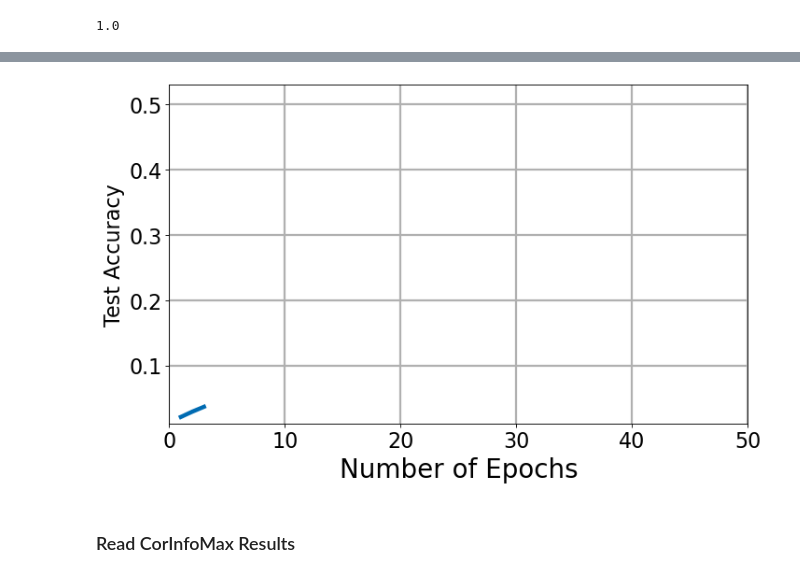
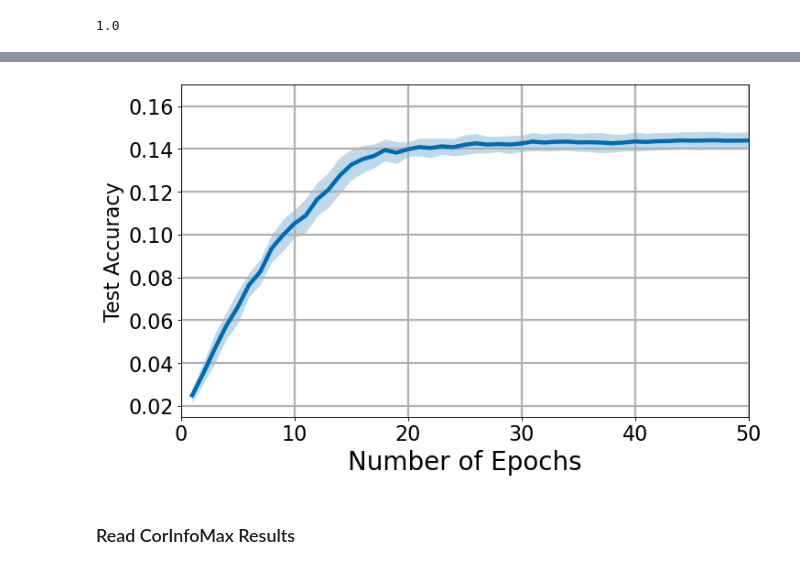
Before and after one commit to BariscanBozkurt/Supervised-CorInfoMax, a Jupyter notebook: Simulations/Classification/AnalyzeSimulations/Plot_CIFAR100_Results.ipynb, the cells around one changed output, grey strips where cells are left out. Cells and saved outputs as stored; diff of their text form; code cells hidden in the pictures.

```diff
--- a/Simulations/Classification/AnalyzeSimulations/Plot_CIFAR100_Results.ipynb
+++ b/Simulations/Classification/AnalyzeSimulations/Plot_CIFAR100_Results.ipynb
@@ -67,28 +64,30 @@ df_results.loc[df_results['setting_number'] == 1]['Hyperparams'].iloc[0]
  'architecture': [3072, 2000, 1000, 100],
  'three_phase': False}
 # %%
-data = np.stack(df_results.loc[df_results["setting_number"] == best_setting]['Tst_ACC_list_top1'].apply(lambda row: np.array(row)).to_numpy(), axis = 0)
+data_top1 = np.stack(df_results.loc[df_results["setting_number"] == best_setting]['Tst_ACC_list_top1'].apply(lambda row: np.array(row)).to_numpy(), axis = 0)
+data_top5 = np.stack(df_results.loc[df_results["setting_number"] == best_setting]['Tst_ACC_list_top5'].apply(lambda row: np.array(row)).to_numpy(), axis = 0)
 # data = np.array(df_results.iloc[0]['Tst_ACC_list'])[np.newaxis]#.apply(lambda row: np.array(row)).to_numpy(), axis = 0)
 
 # compute the mean, 25/75 percentiles, and standard deviation
-mean_, perc_25, perc_75, std_data = perc(data)
+mean_top1, perc_25_top1, perc_75_top1, std_data_top1 = perc(data_top1)
+mean_top5, perc_25_top5, perc_75_top5, std_data_top5 = perc(data_top5)
 
-x = np.arange(1, mean_.shape[0]+1)
+x = np.arange(1, mean_top1.shape[0]+1)
 fh2=plt.figure(figsize=(10, 6), dpi=80)
-plt.plot(x, mean_, linewidth=4, color='#006BB2')
-plt.fill_between(x, perc_25, perc_75, alpha=0.25, linewidth=0, color='#006BB2')
+plt.plot(x, mean_top1, linewidth=4, color='#006BB2')
+plt.fill_between(x, mean_top1 - std_data_top1, mean_top1 + std_data_top1, alpha=0.25, linewidth=0, color='#006BB2')
 
 
 gh=plt.grid(linewidth=2)
 plt.xticks(fontsize=20)
 plt.yticks(fontsize=20)
 plt.ylabel('Test Accuracy',fontsize=25)
 plt.xlabel(r"Number of Epochs",fontsize=25)
 plt.title("")
-plt.axis([0.0,50,mean_[0] - 0.01,0.53])
+plt.axis([0.0,50,mean_[0] - 0.01,0.17])
 ApplyFont(plt.gca())
 # %% [output]
-[figure, old version]
+[figure, new version]
 # %% [markdown]
 ### Read CorInfoMax Results
 # %%
```
Also changed, not shown: parts of 5 cells of this notebook, 12 other files.
